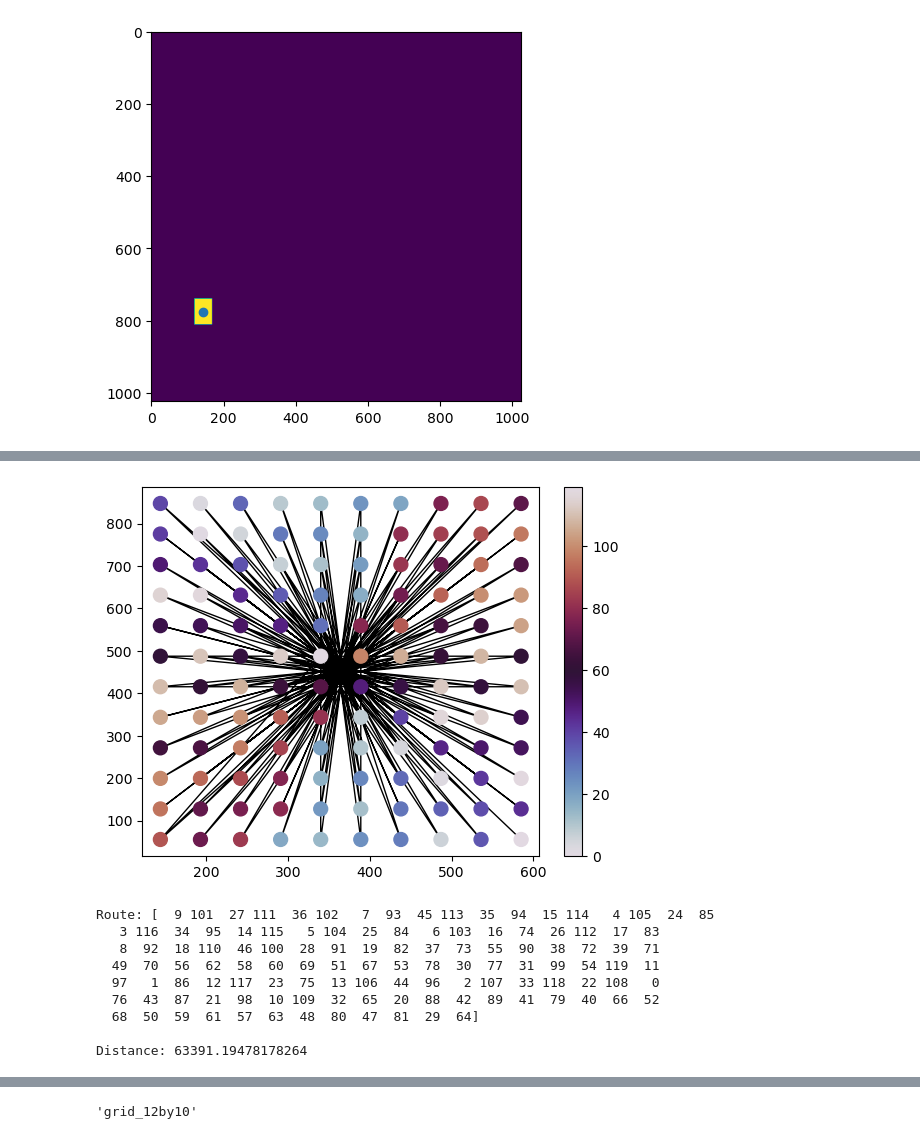
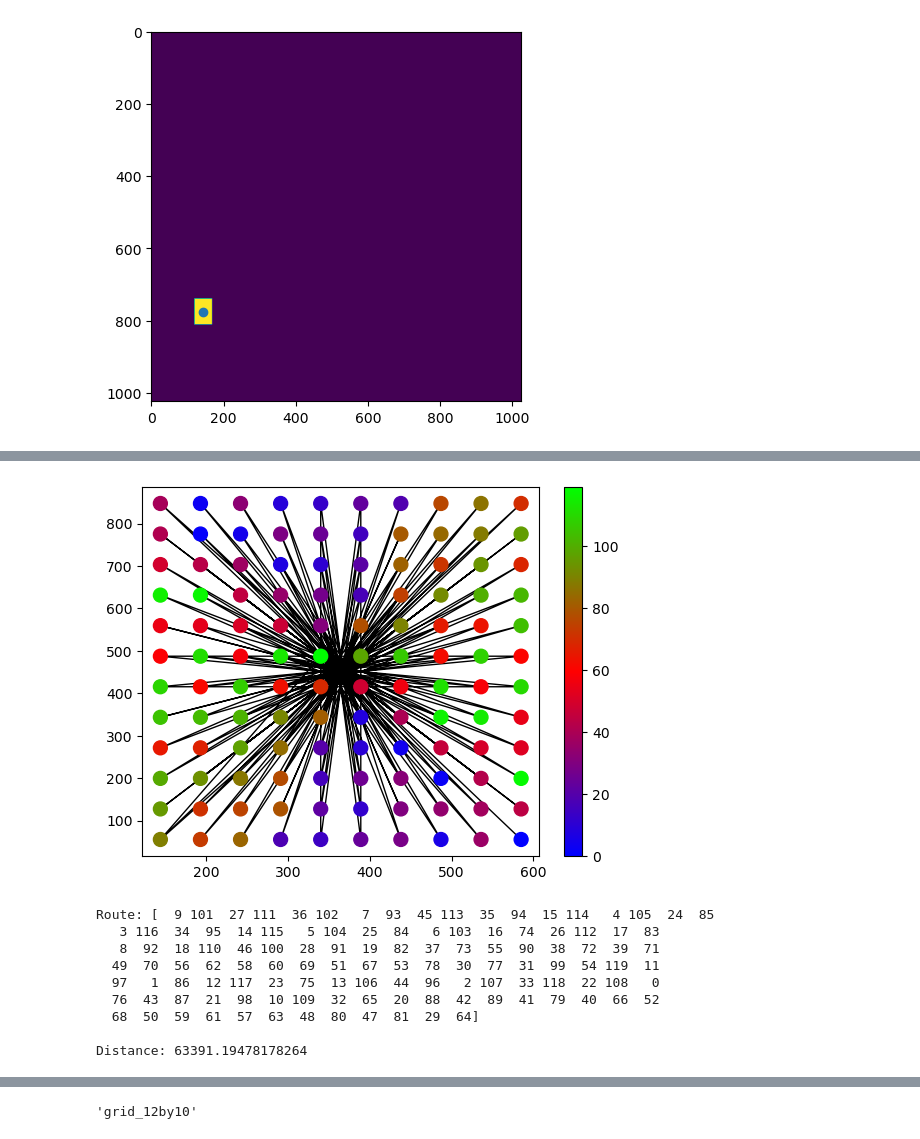
Before and after one commit to travis-open/photostim_generation, a Jupyter notebook: grid_stim_building.ipynb, the cells around one changed output, grey strips where cells are left out. Cells and saved outputs as stored; diff of their text form; code cells hidden in the pictures.

```diff
--- a/grid_stim_building.ipynb
+++ b/grid_stim_building.ipynb
@@ -56,21 +55,13 @@ for i in np.arange(len(long_route)):
-# %%
-new_route_order = np.concatenate((np.array([coms[long_route[i]] for i in range(len(long_route))]),np.array([coms[0]])))
-fig, ax = plt.subplots()
-sc = ax.scatter(coms[:,0],coms[:,1], c=route_ix, cmap='twilight', zorder=5, s=100)
-# Plot the path.
-ax.plot(new_route_order[:,0],new_route_order[:,1], zorder=0, c='black', lw=1)
-fig.colorbar(sc)
-plt.show()
-# Print the route as row numbers and the total distance travelled by the path.
-print("Route: " + str(long_route) + "\n\nDistance: " + str(path_distance(long_route,coms)))
-# %% [output]
-[figure, removed]
-Route: [  9 101  27 111  36 102   7  93  45 113  35  94  15 114   4 105  24  85
-   3 116  34  95  14 115   5 104  25  84   6 103  16  74  26 112  17  83
-   8  92  18 110  46 100  28  91  19  82  37  73  55  90  38  72  39  71
-  49  70  56  62  58  60  69  51  67  53  78  30  77  31  99  54 119  11
-  97   1  86  12 117  23  75  13 106  44  96   2 107  33 118  22 108   0
-  76  43  87  21  98  10 109  32  65  20  88  42  89  41  79  40  66  52
-  68  50  59  61  57  63  48  80  47  81  29  64]
-
-Distance: 63391.19478178264
+# %%
+plot_route(long_route, coms)
+# %% [output]
+[figure, added]
+Route: [  9 101  27 111  36 102   7  93  45 113  35  94  15 114   4 105  24  85
+   3 116  34  95  14 115   5 104  25  84   6 103  16  74  26 112  17  83
+   8  92  18 110  46 100  28  91  19  82  37  73  55  90  38  72  39  71
+  49  70  56  62  58  60  69  51  67  53  78  30  77  31  99  54 119  11
+  97   1  86  12 117  23  75  13 106  44  96   2 107  33 118  22 108   0
+  76  43  87  21  98  10 109  32  65  20  88  42  89  41  79  40  66  52
+  68  50  59  61  57  63  48  80  47  81  29  64]
+
+Distance: 63391.19478178264
```
Also changed, not shown: parts of 28 cells of this notebook, 1 other file.
